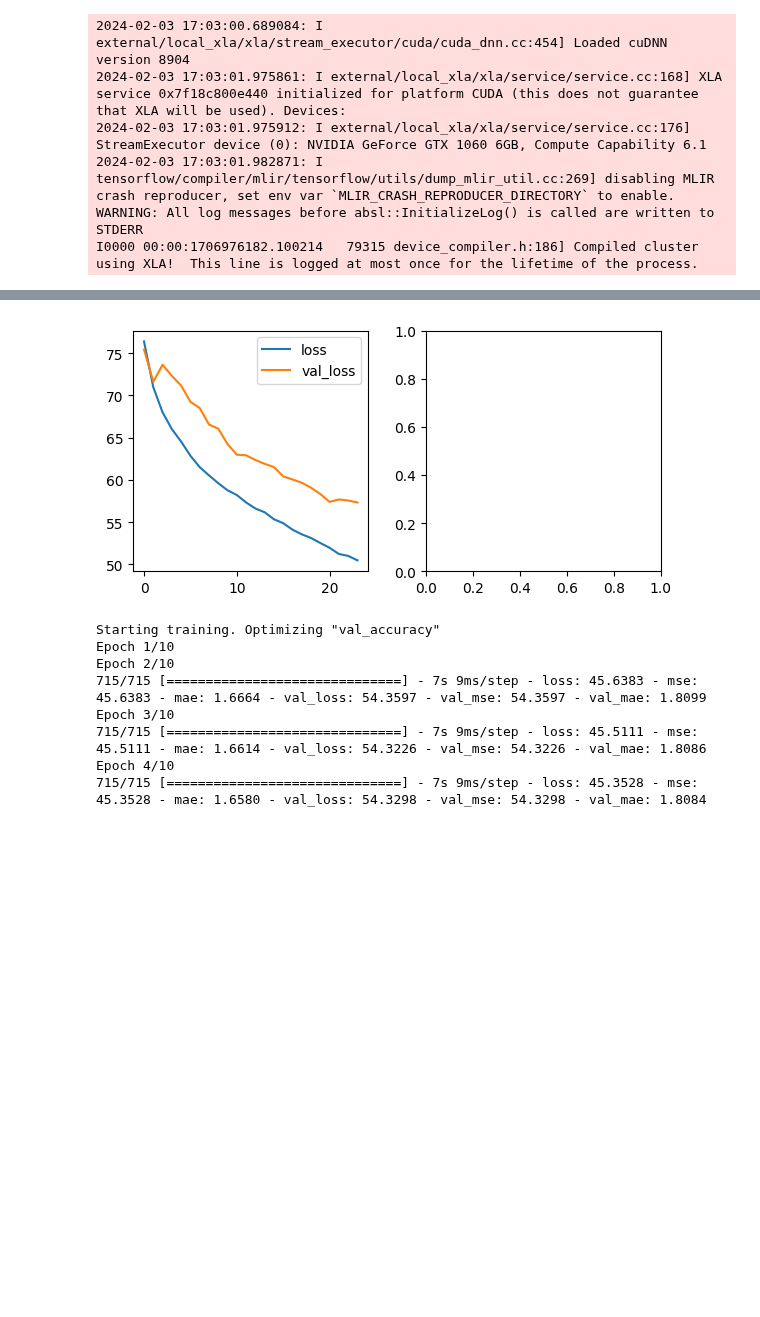
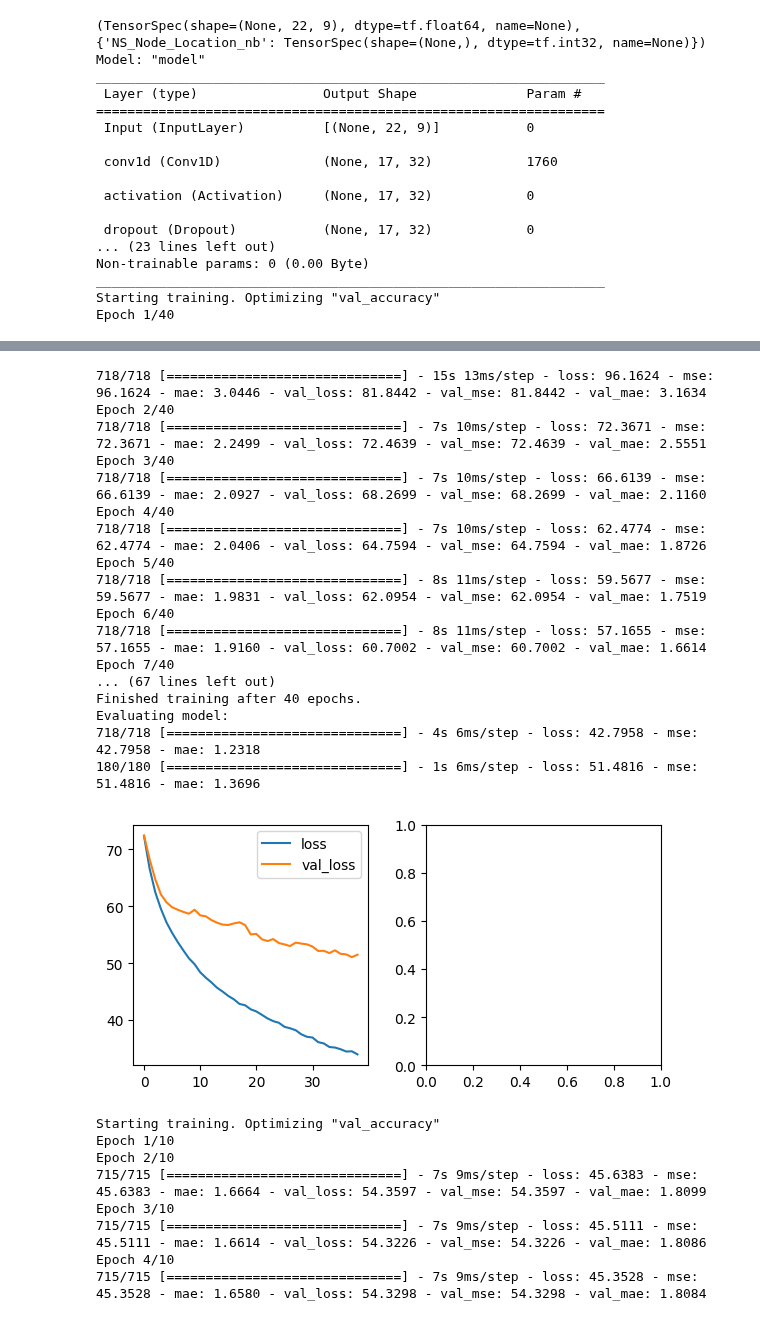
Before and after one commit to DavidBaldsiefen/splid-challenge, a Jupyter notebook: node_localizer.ipynb, the cells around one changed output, grey strips where cells are left out. Cells and saved outputs as stored; diff of their text form; code cells hidden in the pictures; blank space fills up the shorter version.

```diff
--- a/node_localizer.ipynb
+++ b/node_localizer.ipynb
@@ -182,14 +181,14 @@ print(train_ns.element_spec)
 
 model_ns = prediction_models.Dense_NN_regression(val_ns,
                                                  conv1d_layers=[[32,6],[32,6]],
-                                                 dense_layers=[16,4],
+                                                 dense_layers=[32,16],
                                                  l2_reg=0.0,
                                                  mixed_dropout_dense=0.25,
                                                  mixed_dropout_cnn=0.2,
                                                  lr_scheduler=[0.001,7500,0.9],
                                                  final_activation='linear',
-                                                 seed=42)
+                                                 seed=0)
 
 model_ns.summary()
-hist = model_ns.fit(train_ns, val_ds=val_ns, epochs=25, verbose=1, plot_hist=True, callbacks=[])
+hist = model_ns.fit(train_ns, val_ds=val_ns, epochs=40, verbose=1, plot_hist=True, callbacks=[])
 # %% [output]
@@ -213,6 +215,17 @@ Epoch 1/25
-2024-02-03 17:03:00.689084: I external/local_xla/xla/stream_executor/cuda/cuda_dnn.cc:454] Loaded cuDNN version 8904
-2024-02-03 17:03:01.975861: I external/local_xla/xla/service/service.cc:168] XLA service 0x7f18c800e440 initialized for platform CUDA (this does not guarantee that XLA will be used). Devices:
-2024-02-03 17:03:01.975912: I external/local_xla/xla/service/service.cc:176]   StreamExecutor device (0): NVIDIA GeForce GTX 1060 6GB, Compute Capability 6.1
-2024-02-03 17:03:01.982871: I tensorflow/compiler/mlir/tensorflow/utils/dump_mlir_util.cc:269] disabling MLIR crash reproducer, set env var `MLIR_CRASH_REPRODUCER_DIRECTORY` to enable.
-WARNING: All log messages before absl::InitializeLog() is called are written to STDERR
-I0000 00:00:1706976182.100214   79315 device_compiler.h:186] Compiled cluster using XLA!  This line is logged at most once for the lifetime of the process.
+(TensorSpec(shape=(None, 22, 9), dtype=tf.float64, name=None), {'NS_Node_Location_nb': TensorSpec(shape=(None,), dtype=tf.int32, name=None)})
+Model: "model"
+_________________________________________________________________
+ Layer (type)                Output Shape              Param #
+=================================================================
+ Input (InputLayer)          [(None, 22, 9)]           0
+
+ conv1d (Conv1D)             (None, 17, 32)            1760
+
+ activation (Activation)     (None, 17, 32)            0
+
+ dropout (Dropout)           (None, 17, 32)            0
+... (23 lines left out)
+Non-trainable params: 0 (0.00 Byte)
+_________________________________________________________________
+Starting training. Optimizing "val_accuracy"
+Epoch 1/40
@@ -236,4 +238,21 @@ Evaluating model:
+718/718 [==============================] - 15s 13ms/step - loss: 96.1624 - mse: 96.1624 - mae: 3.0446 - val_loss: 81.8442 - val_mse: 81.8442 - val_mae: 3.1634
+Epoch 2/40
+718/718 [==============================] - 7s 10ms/step - loss: 72.3671 - mse: 72.3671 - mae: 2.2499 - val_loss: 72.4639 - val_mse: 72.4639 - val_mae: 2.5551
+Epoch 3/40
+718/718 [==============================] - 7s 10ms/step - loss: 66.6139 - mse: 66.6139 - mae: 2.0927 - val_loss: 68.2699 - val_mse: 68.2699 - val_mae: 2.1160
+Epoch 4/40
+718/718 [==============================] - 7s 10ms/step - loss: 62.4774 - mse: 62.4774 - mae: 2.0406 - val_loss: 64.7594 - val_mse: 64.7594 - val_mae: 1.8726
+Epoch 5/40
+718/718 [==============================] - 8s 11ms/step - loss: 59.5677 - mse: 59.5677 - mae: 1.9831 - val_loss: 62.0954 - val_mse: 62.0954 - val_mae: 1.7519
+Epoch 6/40
+718/718 [==============================] - 8s 11ms/step - loss: 57.1655 - mse: 57.1655 - mae: 1.9160 - val_loss: 60.7002 - val_mse: 60.7002 - val_mae: 1.6614
+Epoch 7/40
+... (67 lines left out)
+Finished training after 40 epochs.
+Evaluating model:
+718/718 [==============================] - 4s 6ms/step - loss: 42.7958 - mse: 42.7958 - mae: 1.2318
+180/180 [==============================] - 1s 6ms/step - loss: 51.4816 - mse: 51.4816 - mae: 1.3696
-[figure, old version]
+[figure, new version]
 # %%
 train_ns, val_ns = ds_gen_ns.get_datasets(512, label_features=['NS_Node_Location_nb'], shuffle=True, stride=1)
 model_ns = prediction_models.Dense_NN_regression(val_ns, conv1d_layers=[[32,6],[32,6]], dense_layers=[16,4],
```
Also changed, not shown: parts of 20 cells of this notebook, 6 other files.
